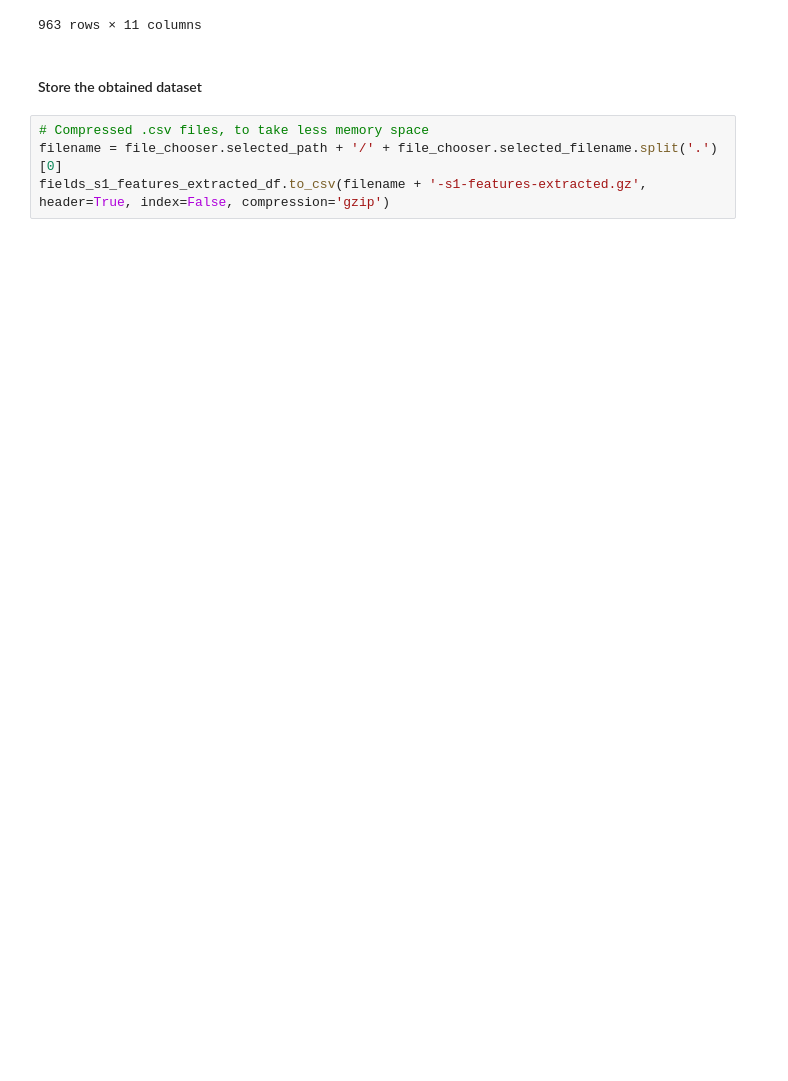
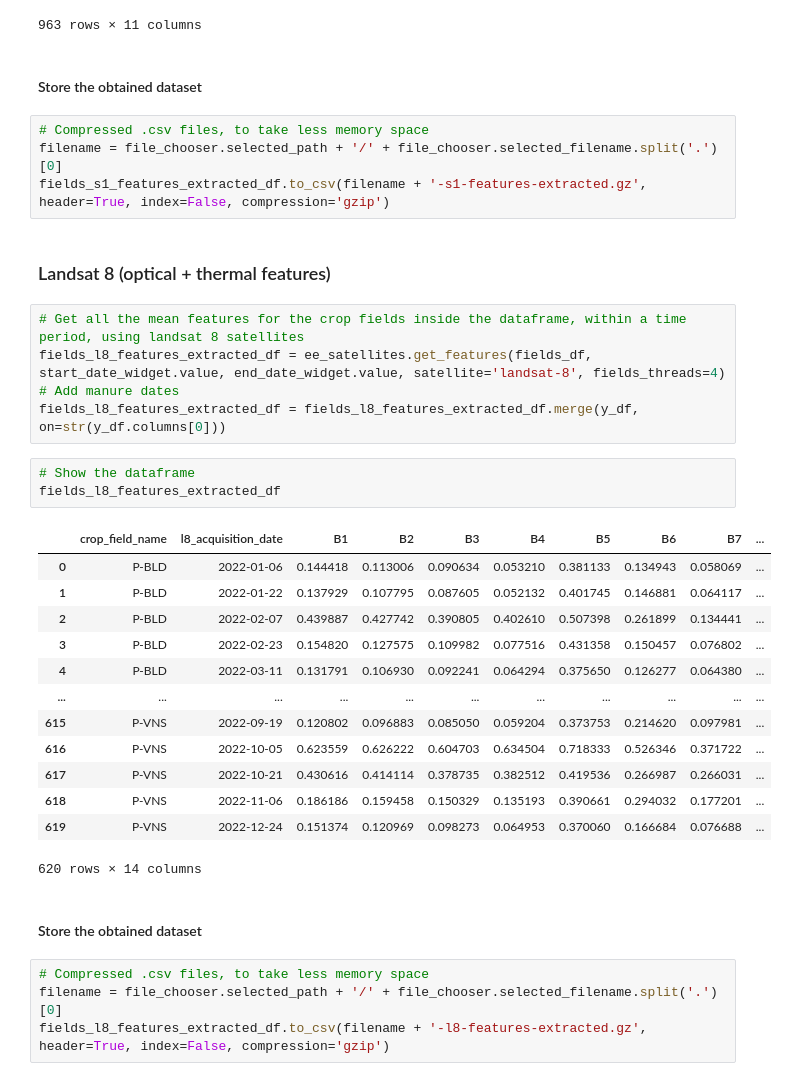
Before and after one commit to Amatofrancesco99/organic-fertilizers-detection, a Jupyter notebook: Notebooks/1-features-extraction/notebook.ipynb, the cells around one changed output. Drawn from its saved outputs; the diff is of its cells as text; blank space fills up the shorter version.

Commit message:
Added landsat-8 extracted features for spain crops

```diff
--- a/Notebooks/1-features-extraction/notebook.ipynb
+++ b/Notebooks/1-features-extraction/notebook.ipynb
@@ -198,3 +198,33 @@ fields_s1_features_extracted_df
 # Compressed .csv files, to take less memory space
 filename = file_chooser.selected_path + '/' + file_chooser.selected_filename.split('.')[0]
 fields_s1_features_extracted_df.to_csv(filename + '-s1-features-extracted.gz', header=True, index=False, compression='gzip')
+# %% [markdown]
+### Landsat 8 (optical + thermal features)
+# %%
+# Get all the mean features for the crop fields inside the dataframe, within a time period, using landsat 8 satellites
+fields_l8_features_extracted_df = ee_satellites.get_features(fields_df, start_date_widget.value, end_date_widget.value, satellite='landsat-8', fields_threads=4)
+# Add manure dates
+fields_l8_features_extracted_df = fields_l8_features_extracted_df.merge(y_df, on=str(y_df.columns[0]))
+# %%
+# Show the dataframe
+fields_l8_features_extracted_df
+# %% [output]
+|  | crop_field_name | l8_acquisition_date | B1 | B2 | B3 | B4 | B5 | B6 | B7 | ... |
+| 0 | P-BLD | 2022-01-06 | 0.144418 | 0.113006 | 0.090634 | 0.053210 | 0.381133 | 0.134943 | 0.058069 | ... |
+| 1 | P-BLD | 2022-01-22 | 0.137929 | 0.107795 | 0.087605 | 0.052132 | 0.401745 | 0.146881 | 0.064117 | ... |
+| 2 | P-BLD | 2022-02-07 | 0.439887 | 0.427742 | 0.390805 | 0.402610 | 0.507398 | 0.261899 | 0.134441 | ... |
+| 3 | P-BLD | 2022-02-23 | 0.154820 | 0.127575 | 0.109982 | 0.077516 | 0.431358 | 0.150457 | 0.076802 | ... |
+| 4 | P-BLD | 2022-03-11 | 0.131791 | 0.106930 | 0.092241 | 0.064294 | 0.375650 | 0.126277 | 0.064380 | ... |
+| ... | ... | ... | ... | ... | ... | ... | ... | ... | ... | ... |
+| 615 | P-VNS | 2022-09-19 | 0.120802 | 0.096883 | 0.085050 | 0.059204 | 0.373753 | 0.214620 | 0.097981 | ... |
+| 616 | P-VNS | 2022-10-05 | 0.623559 | 0.626222 | 0.604703 | 0.634504 | 0.718333 | 0.526346 | 0.371722 | ... |
+| 617 | P-VNS | 2022-10-21 | 0.430616 | 0.414114 | 0.378735 | 0.382512 | 0.419536 | 0.266987 | 0.266031 | ... |
+| 618 | P-VNS | 2022-11-06 | 0.186186 | 0.159458 | 0.150329 | 0.135193 | 0.390661 | 0.294032 | 0.177201 | ... |
+| 619 | P-VNS | 2022-12-24 | 0.151374 | 0.120969 | 0.098273 | 0.064953 | 0.370060 | 0.166684 | 0.076688 | ... |
+620 rows × 14 columns
+# %% [markdown]
+#### Store the obtained dataset
+# %%
+# Compressed .csv files, to take less memory space
+filename = file_chooser.selected_path + '/' + file_chooser.selected_filename.split('.')[0]
+fields_l8_features_extracted_df.to_csv(filename + '-l8-features-extracted.gz', header=True, index=False, compression='gzip')
```
Also changed, not shown: parts of 6 cells of this notebook, 1 other file.
